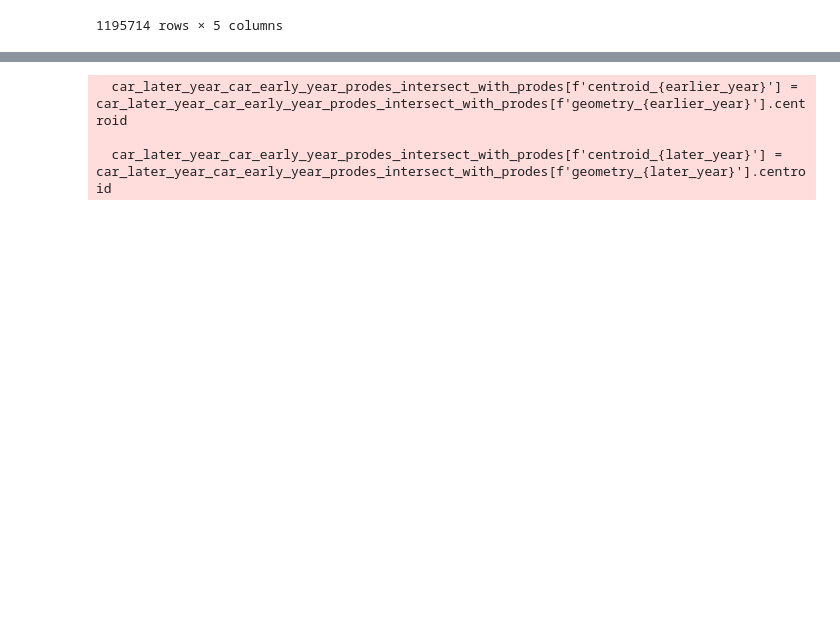
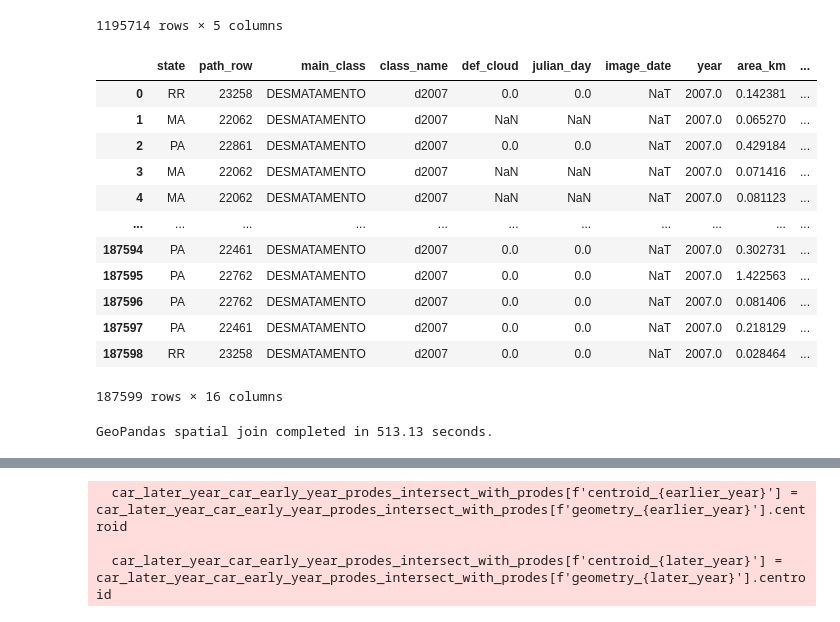
Before and after one commit to jpjon/CCCA_CAR_Analysis, a Jupyter notebook: data_processing/developing_data_processing.ipynb, the cells around one changed output, grey strips where cells are left out. Saved outputs shown, nothing was run; the diff lists cells and outputs as text; code cells hidden in the pictures; blank space fills up the shorter version.

```diff
--- a/data_processing/developing_data_processing.ipynb
+++ b/data_processing/developing_data_processing.ipynb
@@ -100,6 +114,32 @@ prodes_gdf = prodes_gdf.to_crs(car_gdf_earlier_year.crs)
+# %%
+prodes_gdf
+# %% [output]
+|  | state | path_row | main_class | class_name | def_cloud | julian_day | image_date | year | area_km | ... |
+| 0 | RR | 23258 | DESMATAMENTO | d2007 | 0.0 | 0.0 | NaT | 2007.0 | 0.142381 | ... |
+| 1 | MA | 22062 | DESMATAMENTO | d2007 | NaN | NaN | NaT | 2007.0 | 0.065270 | ... |
+| 2 | PA | 22861 | DESMATAMENTO | d2007 | 0.0 | 0.0 | NaT | 2007.0 | 0.429184 | ... |
+| 3 | MA | 22062 | DESMATAMENTO | d2007 | NaN | NaN | NaT | 2007.0 | 0.071416 | ... |
+| 4 | MA | 22062 | DESMATAMENTO | d2007 | NaN | NaN | NaT | 2007.0 | 0.081123 | ... |
+| ... | ... | ... | ... | ... | ... | ... | ... | ... | ... | ... |
+| 187594 | PA | 22461 | DESMATAMENTO | d2007 | 0.0 | 0.0 | NaT | 2007.0 | 0.302731 | ... |
+| 187595 | PA | 22762 | DESMATAMENTO | d2007 | 0.0 | 0.0 | NaT | 2007.0 | 1.422563 | ... |
+| 187596 | PA | 22762 | DESMATAMENTO | d2007 | 0.0 | 0.0 | NaT | 2007.0 | 0.081406 | ... |
+| 187597 | PA | 22461 | DESMATAMENTO | d2007 | 0.0 | 0.0 | NaT | 2007.0 | 0.218129 | ... |
+| 187598 | RR | 23258 | DESMATAMENTO | d2007 | 0.0 | 0.0 | NaT | 2007.0 | 0.028464 | ... |
+187599 rows × 16 columns
 # %%
-car_ddf = dgpd.from_geopandas(car_gdf_earlier_year, npartitions=4)
-prodes_ddf = dgpd.from_geopandas(prodes_gdf, npartitions=4)
+import time
+
+start_time = time.time()
+
+car_ddf = dgpd.from_geopandas(car_gdf_earlier_year, npartitions=40)
+prodes_ddf = dgpd.from_geopandas(prodes_gdf, npartitions=40)
 
 sjoin_ddf = car_ddf.sjoin(prodes_ddf, how="inner", predicate="intersects")
 car_earlier_year_prodes_intersection_gdf = sjoin_ddf.compute().drop(columns=["index_right"])
+
+
+end_time = time.time()
+print(f"GeoPandas spatial join completed in {end_time - start_time:.2f} seconds.")
+# %% [output]
+GeoPandas spatial join completed in 513.13 seconds.
```
Also changed, not shown: parts of 22 cells of this notebook, 2 other files.
